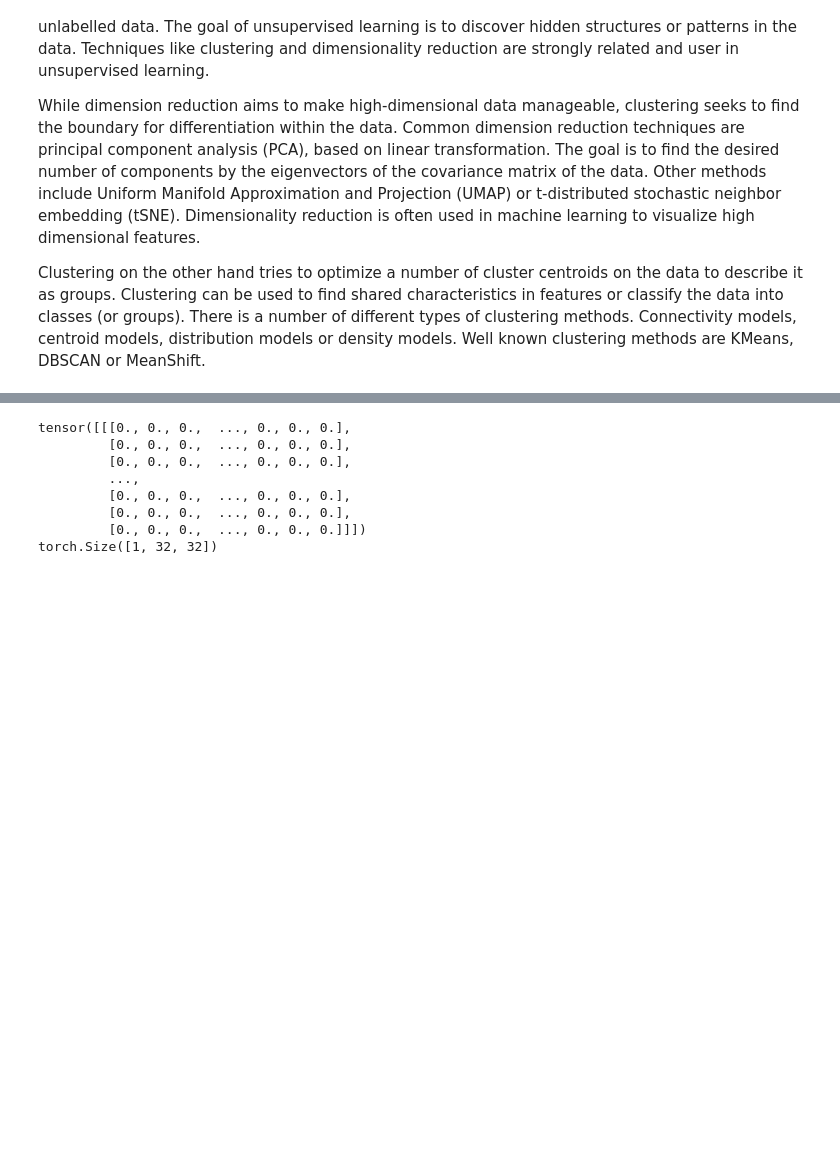
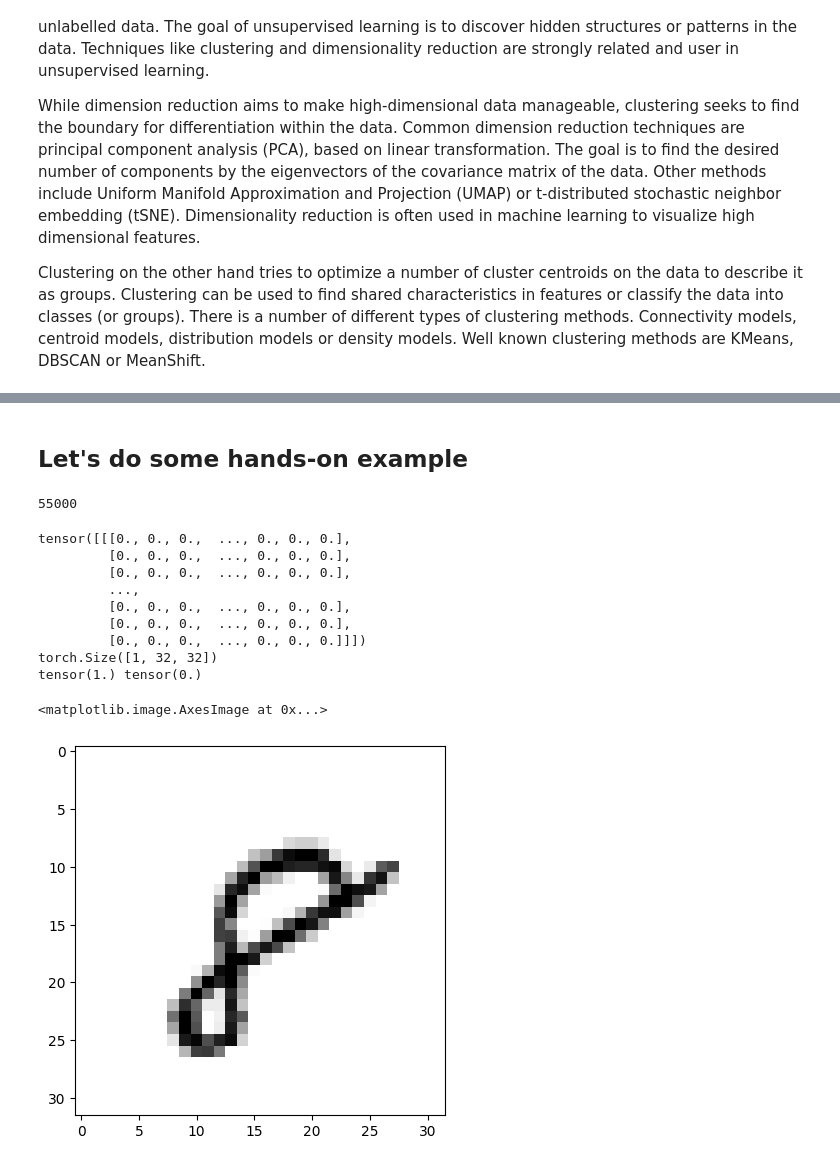
Before and after one commit to arrrrrmin/autoencoders, a Jupyter notebook: notebooks/Unsupervised-Introduction.ipynb, the cells around one changed output, grey strips where cells are left out. Cells and saved outputs as stored; diff of their text form; code cells hidden in the pictures; blank space fills up the shorter version.

Commit message:
📚: More examples in the notebook

```diff
--- a/notebooks/Unsupervised-Introduction.ipynb
+++ b/notebooks/Unsupervised-Introduction.ipynb
@@ -16,4 +23,6 @@ The basic goal of the autoencoder is to find an accurate low dimensional represe
 ![Simple autoencoder overview diagram](figures/SimpleAutoEncoder.png)
 
 As the image above suggestes the first network we want to observe is a simple 1-layer autoencoder. It works with a linear layer on the en- and decoding side. This is not a requirement, there are many other autoencoder architectures in the literature. Other known Autencoder layers are Convolutional or Long-Short-Term-Memory (LSTM) layers.
+# %% [markdown]
+## Let's do some hands-on example
 # %%
@@ -22,15 +33,22 @@ from autoencoders.models.simple import SimpleEncoder, SimpleDecoder, SimpleBlott
 from autoencoders.lightning_extension import AutoEncoder
 from autoencoders.scripts import run
 # %%
+# Define a batch size & training size (None means give me all)
+# Load the dataset and do some normalization and splitting (train, val, test)
+
 batch_size = 32
 training_size = None
 datamodule = MNISTDataModule("./dataset/", batch_size, training_size)
 datamodule.prepare_data()
 datamodule.setup(stage="fit")
+len(datamodule.mnist_train)
+# %% [output]
+55000
 # %%
 image, label = datamodule.mnist_train[0]
 print(image)
 print(image.shape)
+print(image.max(), image.min())
 # %% [output]
 tensor([[[0., 0., 0.,  ..., 0., 0., 0.],
          [0., 0., 0.,  ..., 0., 0., 0.],
@@ -40,3 +58,15 @@ tensor([[[0., 0., 0.,  ..., 0., 0., 0.],
          [0., 0., 0.,  ..., 0., 0., 0.],
          [0., 0., 0.,  ..., 0., 0., 0.]]])
 torch.Size([1, 32, 32])
+tensor(1.) tensor(0.)
+# %%
+# Some jupyter magic
+%matplotlib inline
+
+# Change the number to see what other examples exist in the dataset
+image, _ = datamodule.mnist_train[54999]
+
+plt.imshow(image.squeeze(), cmap="binary")
+# %% [output]
+<matplotlib.image.AxesImage at 0x...>
+[figure, added]
```
Also changed, not shown: parts of 16 cells of this notebook.
